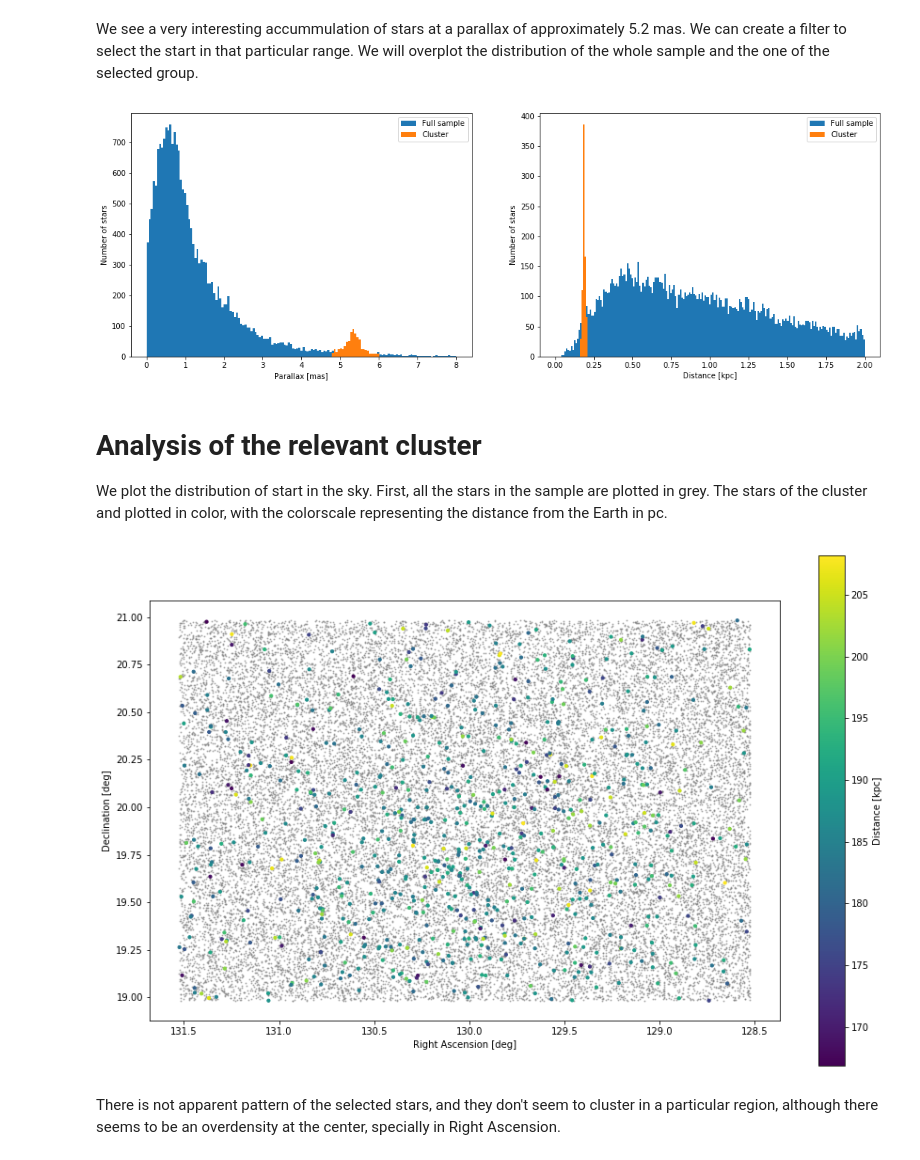
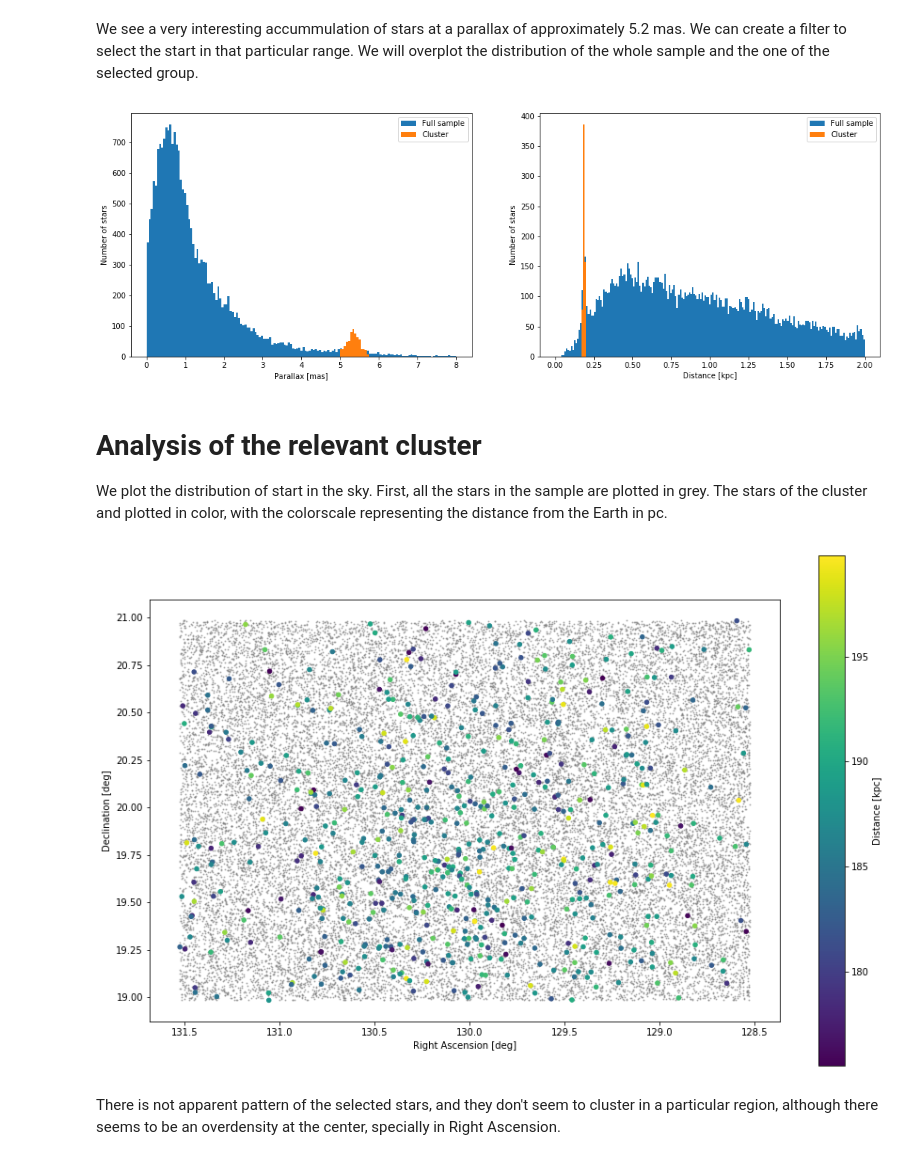
Before and after one commit to espsrc/droplets, a Jupyter notebook: gaia_exploratory/jupyter_exploratory.ipynb, the cells around one changed output. Drawn from its saved outputs; the diff is of its cells as text; code cells hidden in the pictures.

```diff
--- a/gaia_exploratory/jupyter_exploratory.ipynb
+++ b/gaia_exploratory/jupyter_exploratory.ipynb
@@ -156,7 +167,7 @@ ax[1].set_ylabel('Number of stars');
 # %% [markdown]
 We see a very interesting accummulation of stars at a parallax of approximately 5.2 mas. We can create a filter to select the start in that particular range. We will overplot the distribution of the whole sample and the one of the selected group.
 # %%
-selection = (data['parallax'] > 4.8) & (data['parallax'] < 6.0)
+selection = (data['parallax'] > 5.0) & (data['parallax'] < 5.7)
 cluster = data[selection]
 # %%
 fig, ax = plt.subplots(ncols=2, figsize=(18,6))
@@ -176,7 +187,7 @@ ax[1].set_ylabel('Number of stars');
 ax[0].legend()
 ax[1].legend();
 # %% [output]
-[figure, old version]
+[figure, new version]
 # %% [markdown]
 # Analysis of the relevant cluster
 
@@ -184,19 +195,20 @@ We plot the distribution of start in the sky. First, all the stars in the sample
 # %%
 fig, ax = plt.subplots(ncols=1, figsize=(15,10))
 ax.set_aspect('equal')
 ax.scatter(data['ra'], data['dec'], c='gray', s=1, alpha=0.5);
-l = ax.scatter(cluster['ra'], cluster['dec'], c=cluster['distance']*1000., s=10);
+l = ax.scatter(cluster['ra'], cluster['dec'], c=cluster['distance']*1000., s=20);
 
 ax.set_xlabel('Right Ascension [deg]')
 ax.set_ylabel('Declination [deg]');
 
 # Here we invert the direction of the right ascension axis
 ax.invert_xaxis()
 
+# Show the color bar
 cb = fig.colorbar(l);
 cb.set_label('Distance [kpc]')
 # %% [output]
-[figure, old version]
+[figure, new version]
 # %% [markdown]
  There is not apparent pattern of the selected stars, and they don't seem to cluster in a particular region, although there seems to be an overdensity at the center, specially in Right Ascension.
 # %%
```
Also changed, not shown: parts of 15 cells of this notebook.
